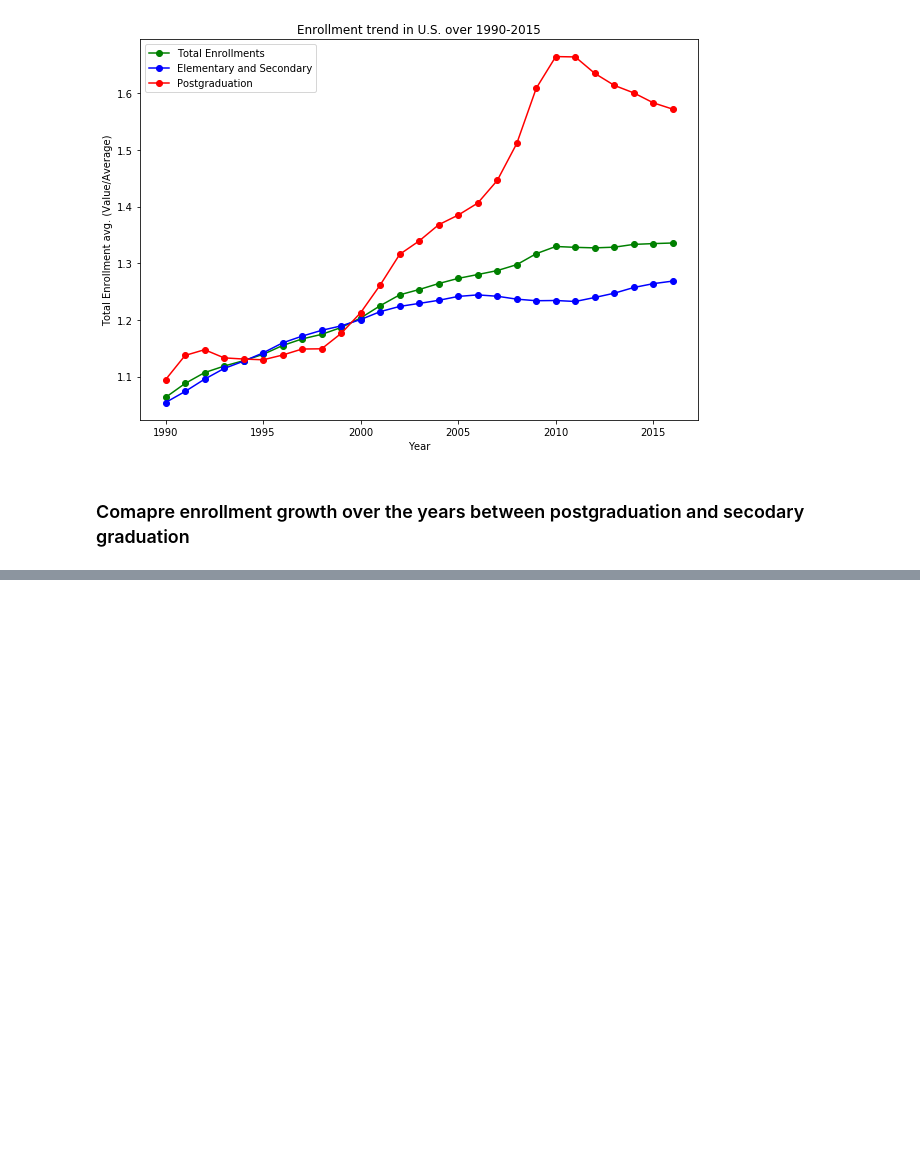
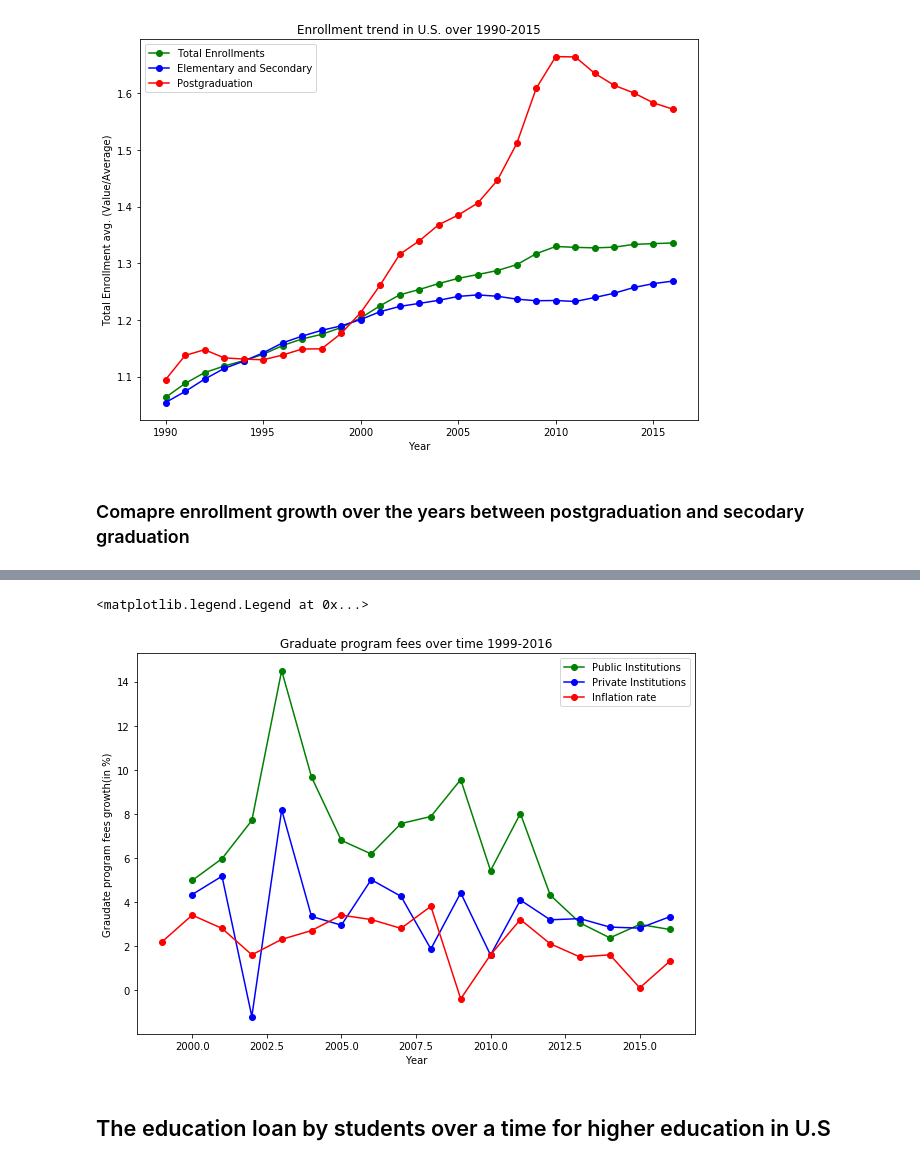
Before and after one commit to YJDave/cs418-s20-cs418_spring20_mighty_python, a Jupyter notebook: main.ipynb, the cells around one changed output, grey strips where cells are left out. Drawn from its saved outputs; the diff is of its cells as text; code cells hidden in the pictures; blank space fills up the shorter version.

```diff
--- a/main.ipynb
+++ b/main.ipynb
@@ -83,0 +88,6 @@ plt.show()
+# %%
+data = pd.read_csv('data/NCES_graduate_fees.csv').apply(pd.to_numeric)
+print(data.head(5))
+
+inflation = pd.read_csv('data/inflation_rate.csv')
+print(inflation.head(5))
@@ -83,0 +112,16 @@ plt.show()
+# %%
+x = data['Year'].values
+y = data['Public Institutions'].pct_change().mul(100).values
+y1 = data['Private Institutions'].pct_change().mul(100).values
+y2 = inflation['Inflation'].values  # Already percentage value
+
+fig, axs = plt.subplots(nrows=1, figsize=(10, 7))
+plot_graph(x, y, '-og', "Year", "Graudate program fees growth(in %)", "Graduate program fees over time 1999-2016", label='Public Institutions')
+plot_graph(x, y1, '-ob', "Year", "Graudate program fees growth(in %)", "Graduate program fees over time 1999-2016", label='Private Institutions')
+plot_graph(x, y2, '-or', "Year", "Graudate program fees growth(in %)", "Graduate program fees over time 1999-2016", label='Inflation rate')
+plt.legend()
+# %% [output]
+<matplotlib.legend.Legend at 0x...>
+[figure, added]
+# %% [markdown]
+## The education loan by students over a time for higher education in U.S
```
Also changed, not shown: parts of 3 cells of this notebook, 2 other files.
